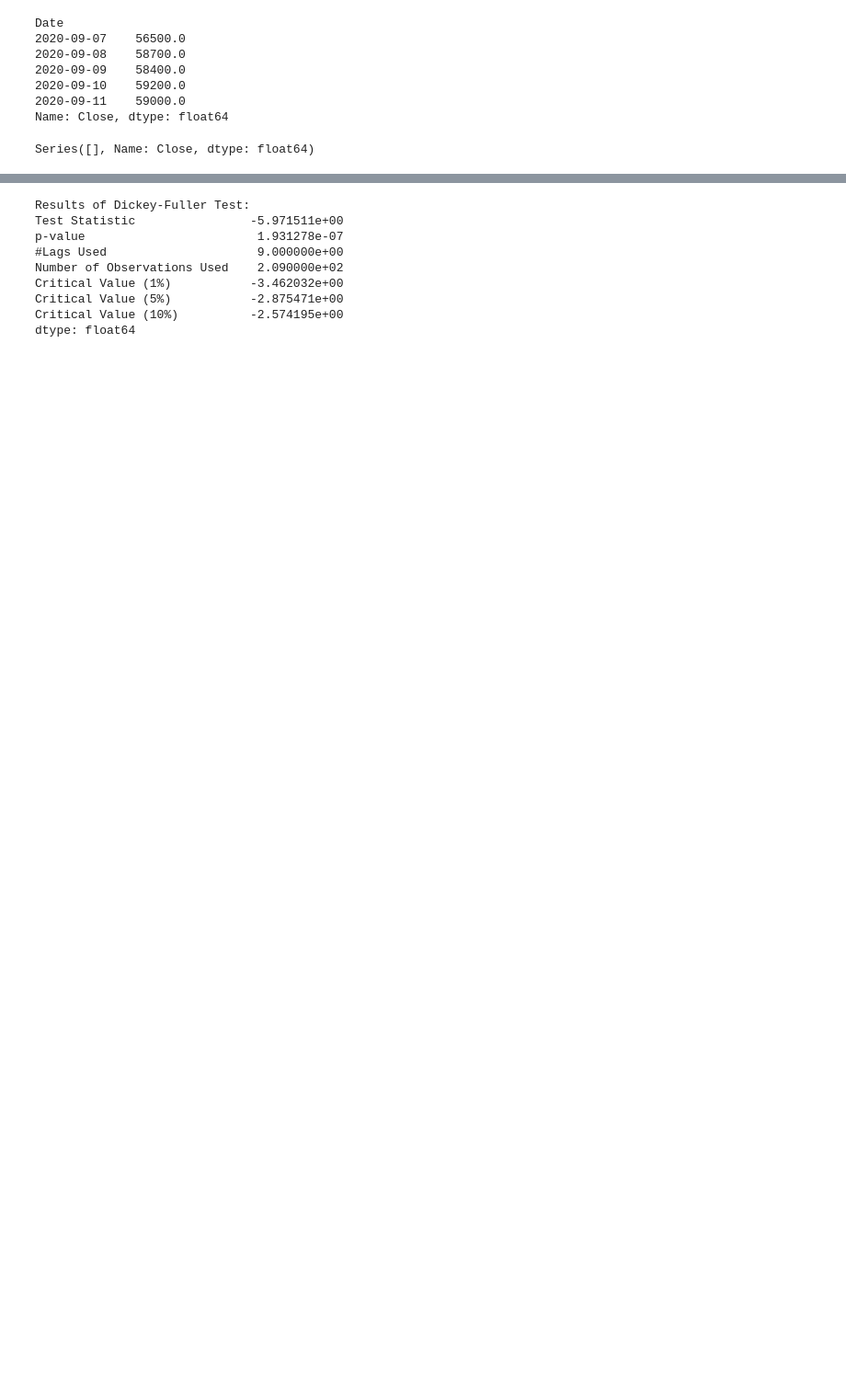
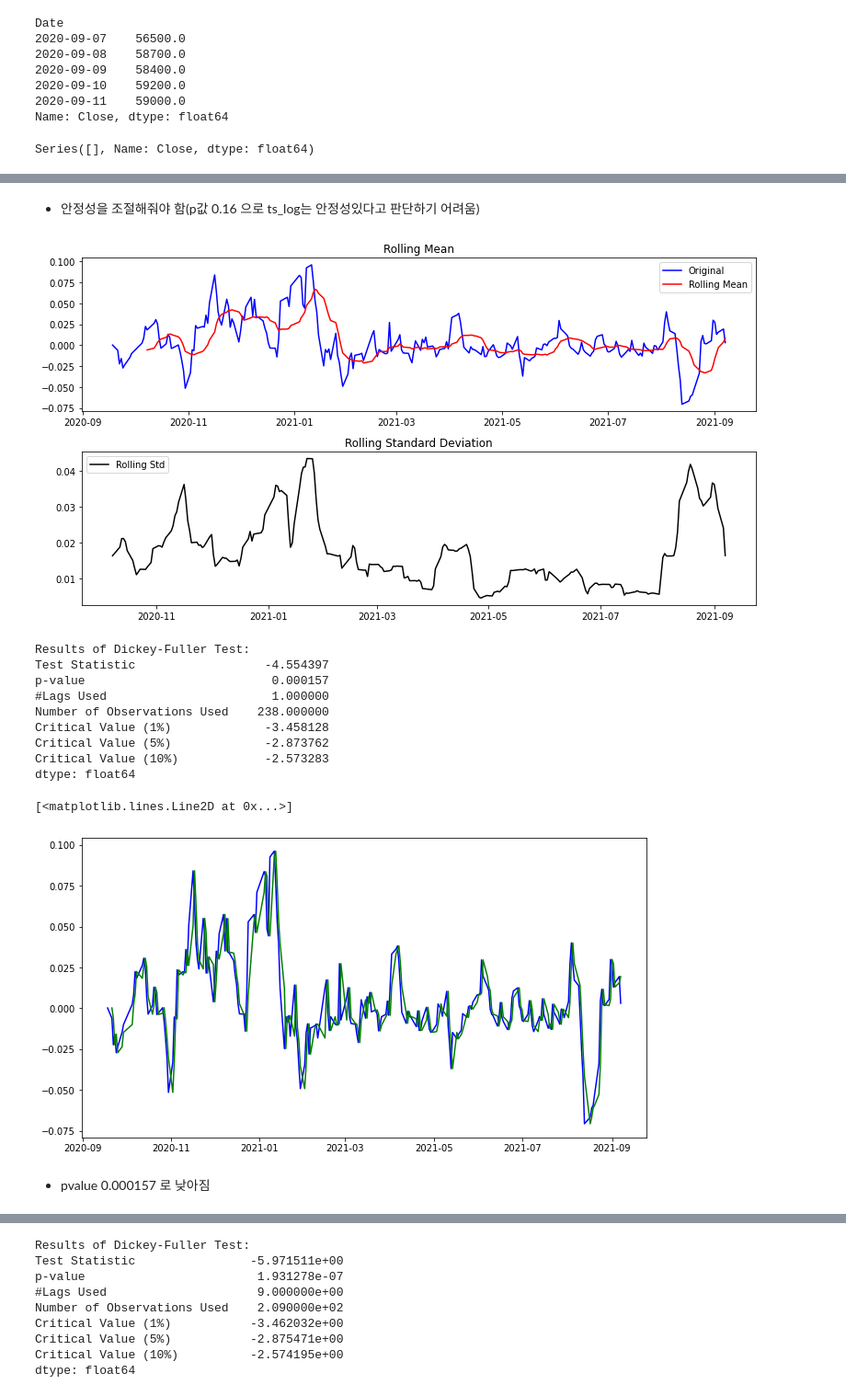
Before and after one commit to minji2744/AIFFEL, a Jupyter notebook: E14/E14.ipynb, the cells around one changed output, grey strips where cells are left out. Shown at 92% size. Saved outputs shown, nothing was run; the diff lists cells and outputs as text; code cells hidden in the pictures; blank space fills up the shorter version.

```diff
--- a/E14/E14.ipynb
+++ b/E14/E14.ipynb
@@ -59 +83,32 @@ def augmented_dickey_fuller_test(timeseries):
+# %% [markdown]
+- 안정성을 조절해줘야 함(p값 0.16 으로 ts_log는 안정성있다고 판단하기 어려움)
+# %%
+# moving average 제거 - trend 상쇄
+moving_avg = ts_log.rolling(window=10).mean()
+ts_log_moving_avg = ts_log - moving_avg # 변화량 제거
+ts_log_moving_avg.dropna(inplace=True)
+
+plot_rolling_statistics(ts_log_moving_avg)
+augmented_dickey_fuller_test(ts_log_moving_avg)
+
+# 차분 - 계절성 파악
+ts_log_moving_avg_shift = ts_log_moving_avg.shift()
+
+plt.plot(ts_log_moving_avg, color='blue')
+plt.plot(ts_log_moving_avg_shift, color='green')
+# %% [output]
+[figure, added]
+Results of Dickey-Fuller Test:
+Test Statistic                  -4.554397
+p-value                          0.000157
+#Lags Used                       1.000000
+Number of Observations Used    238.000000
+Critical Value (1%)             -3.458128
+Critical Value (5%)             -2.873762
+Critical Value (10%)            -2.573283
+dtype: float64
+[<matplotlib.lines.Line2D at 0x...>]
+[figure, added]
+# %% [markdown]
+- pvalue 0.000157 로 낮아짐
 # %%
```
Also changed, not shown: parts of 6 cells of this notebook.
